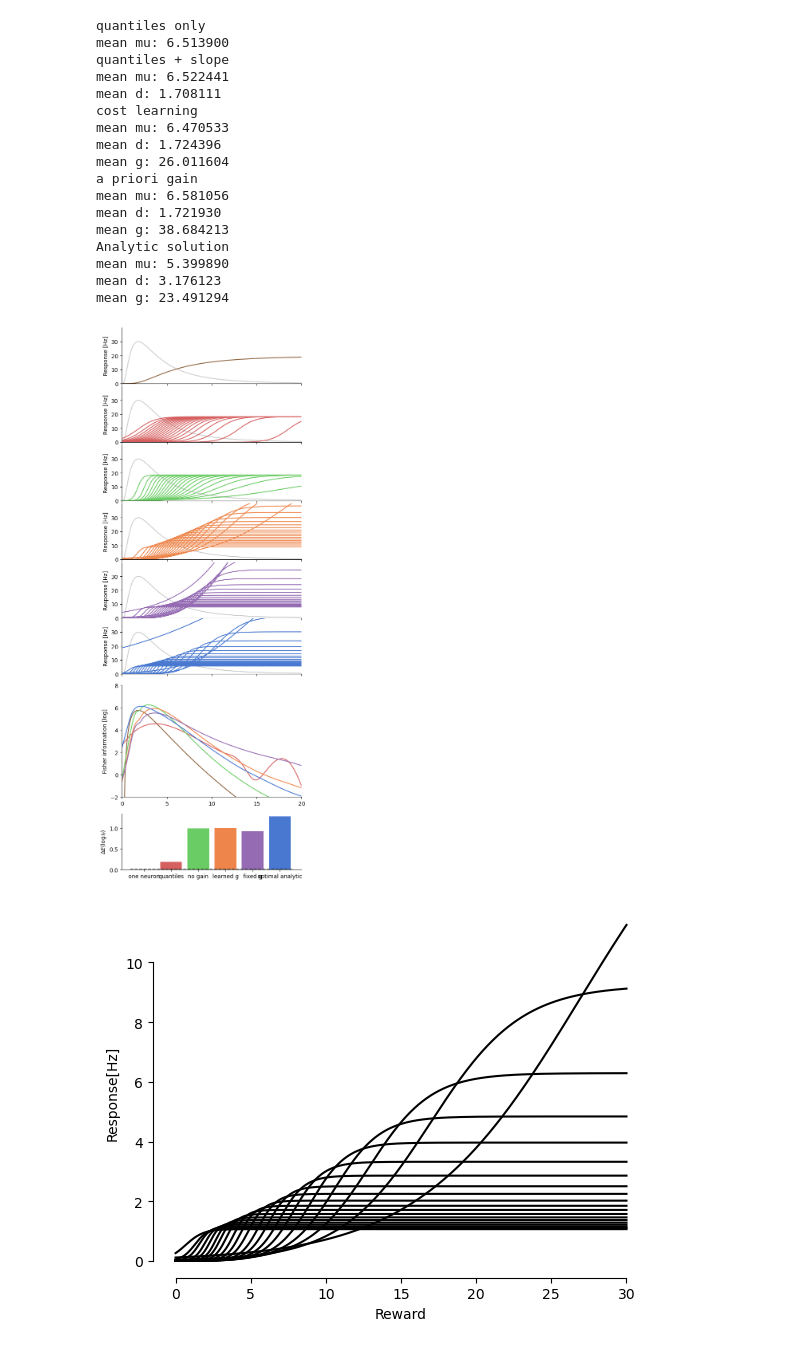
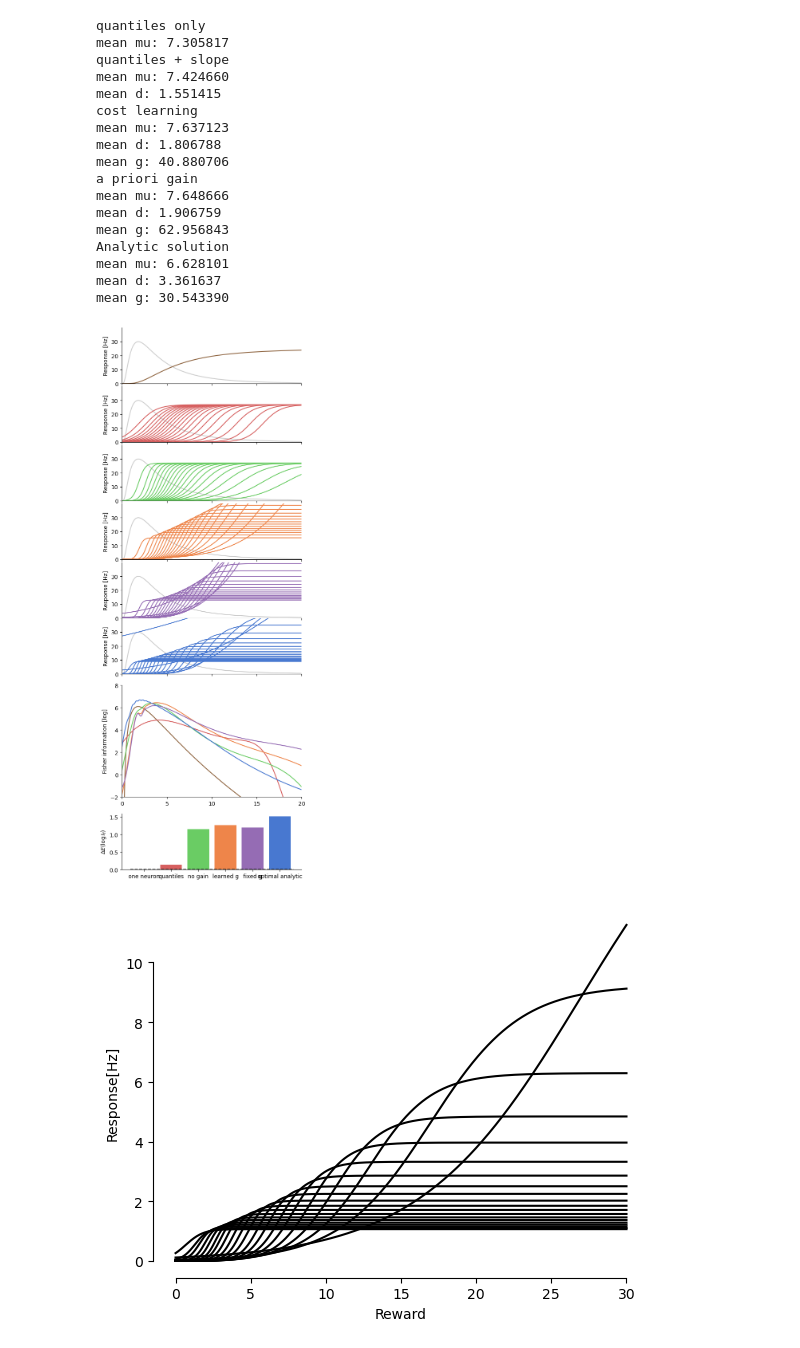
Before and after one commit to dongjae-kim/efficient-coding-dist-rl, a Jupyter notebook: Learning Rules.ipynb, the cells around one changed output. Cells and saved outputs as stored; diff of their text form; code cells hidden in the pictures.

Commit message:
figures update for learning rules to match the fitted parameters

```diff
--- a/Learning Rules.ipynb
+++ b/Learning Rules.ipynb
@@ -92,7 +92,7 @@ def update_d(mu, d, g, reward, pars=None, scale=0.1):
     an update rule that updates only the density d or slope to match the efficient code prediction
     """
     if pars is None:
-        pars = 0.2 * np.ones(len(mu))
+        pars = 0.15 * np.ones(len(mu))
     # numerically unstable version:
     # s_deriv = 4 * np.exp(d*(reward-mu)) / ((1+np.exp(d*(reward-mu))) ** 2)
     s_deriv = 4 * np.exp(d*(reward-mu) - 2 * np.logaddexp(0, d*(reward-mu)))
@@ -115,7 +115,7 @@ def update_g(mu, d, g, reward, alpha=0.77, scale=0.1):
     return mu, d, g
 
 
-def update_all0(mu, d, g, reward, alpha=0.77, scale=0.1, expectile=False):
+def update_all0(mu, d, g, reward, alpha=0.77, scale=0.1, d_par=0.15, expectile=False):
     """
     full learning of an efficient code
     """
@@ -125,12 +125,12 @@ def update_all0(mu, d, g, reward, alpha=0.77, scale=0.1, expectile=False):
         mu, d, g = update_expect(mu, d, g, reward, q, 2*scale)
     else:
         mu, d, g = update_quant(mu, d, g, reward, q, 2*scale)
-    mu, d, g = update_d(mu, d, g, reward, None, scale)
+    mu, d, g = update_d(mu, d, g, reward, d_par * np.ones_like(mu), scale)
     g = g0
     return mu, d, g
 
 
-def update_all(mu, d, g, reward, alpha=0.77, scale=0.1, d_par=0.2, expectile=False):
+def update_all(mu, d, g, reward, alpha=0.77, scale=0.1, d_par=0.15, expectile=False):
     """
     full learning of an efficient code
     """
@@ -144,7 +144,7 @@ def update_all(mu, d, g, reward, alpha=0.77, scale=0.1, d_par=0.2, expectile=Fal
     mu, d, g = update_d(mu, d, g, reward, d_par * np.ones_like(mu), scale)
     return mu, d, g
 
-def update_mud(mu, d, g, reward, alpha=0.77, scale=0.01, d_par=0.2, expectile=False):
+def update_mud(mu, d, g, reward, alpha=0.77, scale=0.01, d_par=0.15, expectile=False):
     """
     learning only mu and d
     """
@@ -193,10 +193,9 @@ def train_and_show(reward_dist=lognorm, update_rule=None, n_neurons=10, mu0=None
     plot_neurons(mu, d, g, x=x)
 # %%
 # train different populations with the same training data and illustrate
-def paper_plot(n_neurons=20, save_fig=None, alpha=0.77,
+def paper_plot(n_neurons=20, save_fig=None, alpha=0.673,
                slope_scale=None, use_beta=True, reward_dist=lognorm,
                expectile=False, n_reward = 100000):
-    beta = 1 - alpha
     if slope_scale is None:
         slope_scale = n_neurons + 1
     # seaborn muted first colors:
@@ -213,7 +212,7 @@ def paper_plot(n_neurons=20, save_fig=None, alpha=0.77,
     x_min = np.finfo(float).eps
     x_max = 30
     x = np.linspace(x_min, x_max, 1000)
-    R = 255.19 / 39 * n_neurons
+    R = 322.5 / 39 * n_neurons
     # y_cdf = scipy.stats.norm.cdf(np.log(x), mu, sigma)
     y_pdf = scipy.stats.norm.pdf(np.log(x), mu_dist, sigma_dist) / x
     y_cdf = np.cumsum(y_pdf)
@@ -323,7 +322,7 @@ def paper_plot(n_neurons=20, save_fig=None, alpha=0.77,
     quant = np.interp(thresh, x, y_cdf)
     gain = (1
         / ((1 - scipy.stats.norm.cdf(np.log(thresh), mu_dist, sigma_dist)) ** (alpha)))
-    dens = 1000*(np.interp(thresh, x, y_pdf))
+    dens = 1200*(np.interp(thresh, x, y_pdf))
     resp6 = sigmoid(x,thresh,dens,gain).T
     cost6 = np.sum(resp6 * y_pdf) / np.sum(y_pdf)
     resp6 = R * resp6 / cost6
@@ -526,25 +525,25 @@ mean g: 23.044283
 # %%
-paper_plot(n_neurons=20, expectile=True, alpha=0.8889, n_reward=100000)
+paper_plot(n_neurons=20, expectile=True, alpha=0.673, n_reward=20000)
 plt.savefig("learning_rule_expectile.pdf")
 # %% [output]
 quantiles only
-mean mu: 6.513900
+mean mu: 7.305817
 quantiles + slope
-mean mu: 6.522441
-mean d: 1.708111
+mean mu: 7.424660
+mean d: 1.551415
 cost learning
-mean mu: 6.470533
-mean d: 1.724396
-mean g: 26.011604
+mean mu: 7.637123
+mean d: 1.806788
+mean g: 40.880706
 a priori gain
-mean mu: 6.581056
-mean d: 1.721930
-mean g: 38.684213
+mean mu: 7.648666
+mean d: 1.906759
+mean g: 62.956843
 Analytic solution
-mean mu: 5.399890
-mean d: 3.176123
-mean g: 23.491294
+mean mu: 6.628101
+mean d: 3.361637
+mean g: 30.543390
-[figure, old version]
+[figure, new version]
 # %%
 def update_rule(mu, d, g, reward):
     return update_all(mu, d, g, reward, alpha=0.77, scale=0.001, expectile=False)
```
Also changed, not shown: parts of 3 cells of this notebook, 17 other files.
